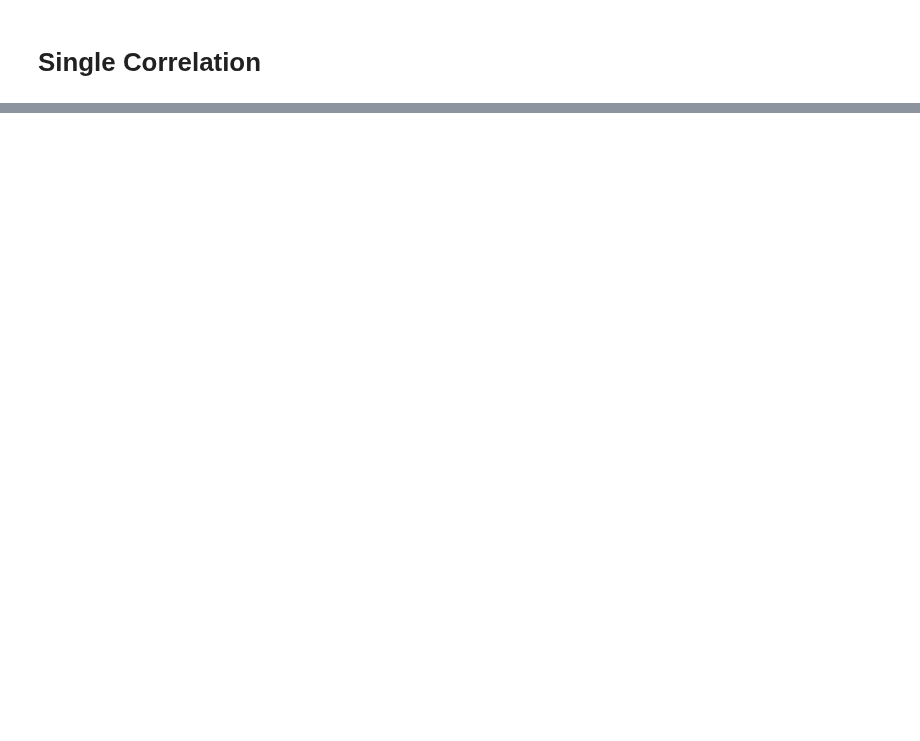
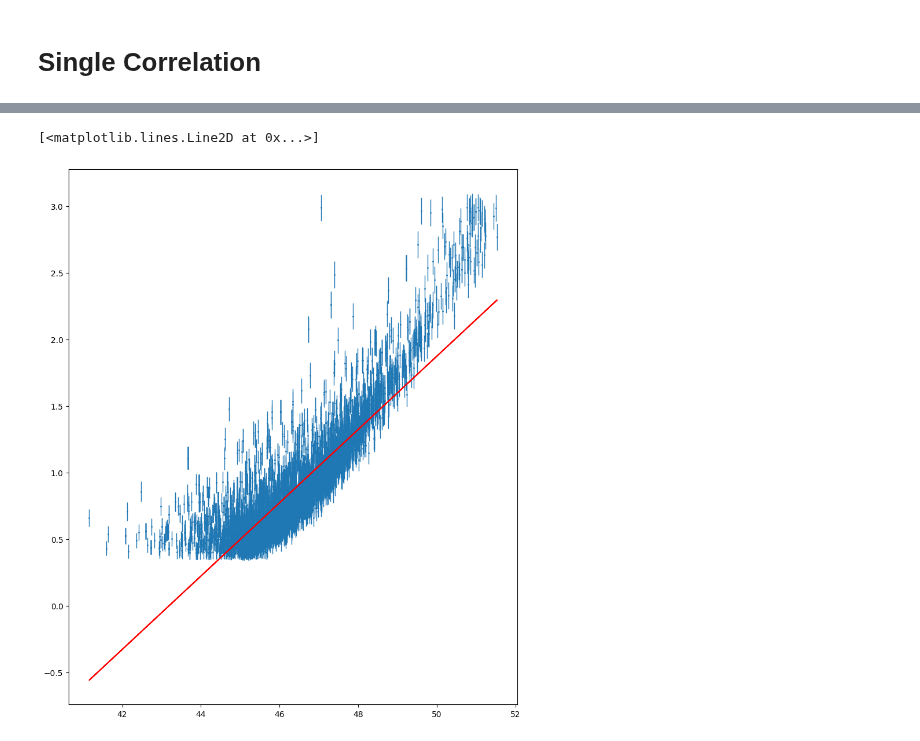
Before and after one commit to joanalnu/OAB-INAF, a Jupyter notebook: GW/Epeak_Eiso.ipynb, the cells around one changed output, grey strips where cells are left out. Cells and saved outputs as stored; diff of their text form; code cells hidden in the pictures; blank space fills up the shorter version.

```diff
--- a/GW/Epeak_Eiso.ipynb
+++ b/GW/Epeak_Eiso.ipynb
@@ -67,0 +101,8 @@ UnitTypeError: Can only apply 'log10' function to dimensionless quantities
+# %%
+plt.figure(figsize=(10,12))
+plt.scatter(Eiso, Epeak, s=1)
+plt.errorbar(Eiso, Epeak, yerr=Epeak_err, fmt='none', elinewidth=1)
+plt.plot(Eiso, (a_fit*Eiso_bc)+np.mean(Epeak)+b_fit, c='r')
+# %% [output]
+[<matplotlib.lines.Line2D at 0x...>]
+[figure, added]
```
Also changed, not shown: parts of 9 cells of this notebook, 2 other files.
